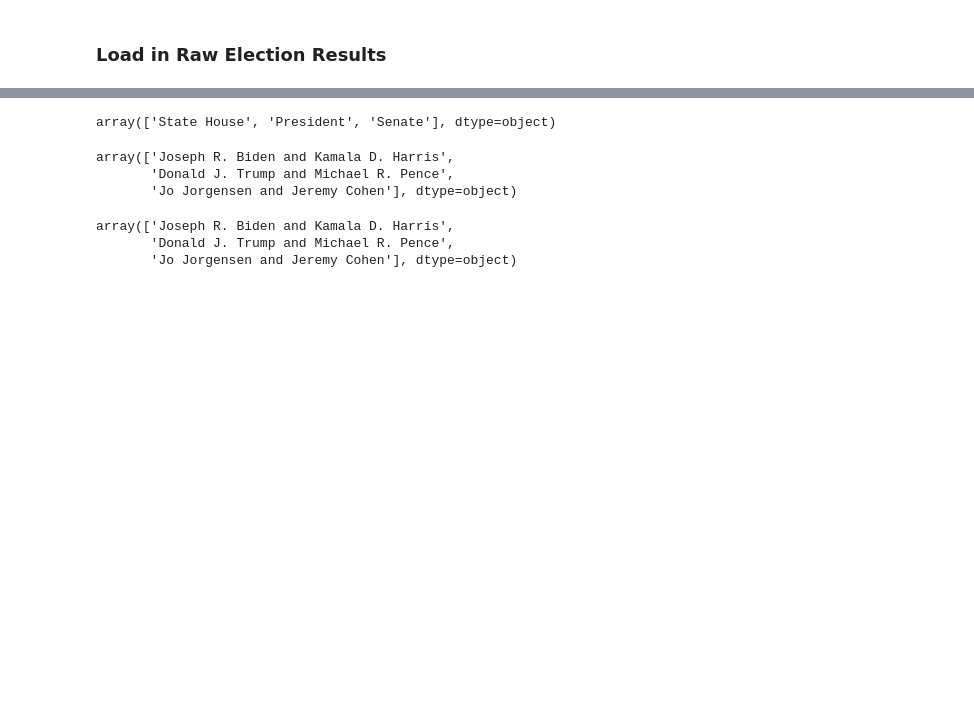
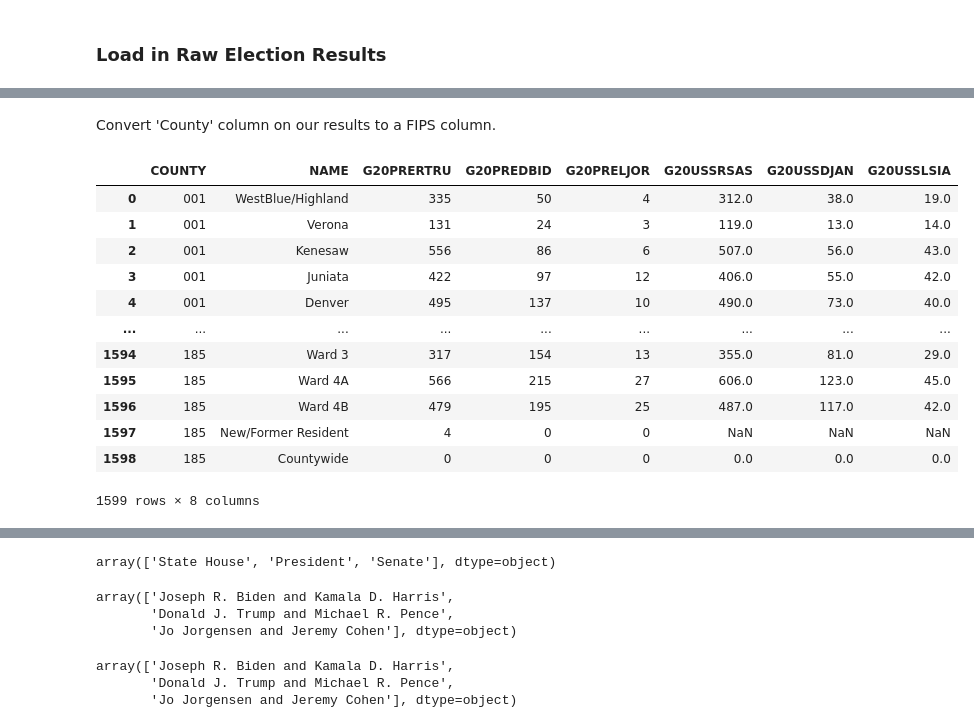
Before and after one commit to nonpartisan-redistricting-datahub/pdv-ne, a Jupyter notebook: vest-ne-2020/vest-ne-2020-validation.ipynb, the cells around one changed output, grey strips where cells are left out. Drawn from its saved outputs; the diff is of its cells as text; code cells hidden in the pictures; blank space fills up the shorter version.

```diff
--- a/vest-ne-2020/vest-ne-2020-validation.ipynb
+++ b/vest-ne-2020/vest-ne-2020-validation.ipynb
@@ -168,4 +145,4 @@ all_results_df.to_csv('../raw-data/2020/statewide-results-by-precinct.csv')
 # %% [markdown]
 ### Load in Raw Election Results
 # %%
-er_2020_df = pd.read_csv('../raw-data/2020/20201103__ne__general__precinct.csv')
+er_2020_df = pd.read_csv('../raw-data/2020/statewide-results-by-precinct.csv')
@@ -187,0 +184,27 @@ er
+# %% [markdown]
+Convert 'County' column on our results to a FIPS column.
+# %%
+fips_df = pd.read_csv('../raw-data/US_FIPS_CODES.csv')
+ne_fips_df = fips_df.loc[fips_df['FIPS State'] == 31]
+fl = ne_fips_df[['FIPS County', 'County Name']].to_dict('list')
+fips_dict = dict(zip(fl['County Name'], fl['FIPS County']))
+er_2020_df['FIPS'] = er_2020_df['County'].apply(lambda e: str(fips_dict[e]).zfill(3))
+er_2020_df = er_2020_df[['FIPS', 'Precinct', 'G20PREDBID', 'G20PRERTRU', 'G20PRELJOR', 'G20USSDJAN', 'G20USSRSAS', 'G20USSLSIA']]
+er_2020_df = er_2020_df.rename(columns={'FIPS':'COUNTY', 'Precinct': 'NAME'})
+ne_2020_df = er_2020_df[['COUNTY', 'NAME', 'G20PRERTRU', 'G20PREDBID', 'G20PRELJOR', 'G20USSRSAS', 'G20USSDJAN', 'G20USSLSIA']]
+# %%
+ne_2020_df
+# %% [output]
+|  | COUNTY | NAME | G20PRERTRU | G20PREDBID | G20PRELJOR | G20USSRSAS | G20USSDJAN | G20USSLSIA |
+| 0 | 001 | WestBlue/Highland | 335 | 50 | 4 | 312.0 | 38.0 | 19.0 |
+| 1 | 001 | Verona | 131 | 24 | 3 | 119.0 | 13.0 | 14.0 |
+| 2 | 001 | Kenesaw | 556 | 86 | 6 | 507.0 | 56.0 | 43.0 |
+| 3 | 001 | Juniata | 422 | 97 | 12 | 406.0 | 55.0 | 42.0 |
+| 4 | 001 | Denver | 495 | 137 | 10 | 490.0 | 73.0 | 40.0 |
+| ... | ... | ... | ... | ... | ... | ... | ... | ... |
+| 1594 | 185 | Ward 3 | 317 | 154 | 13 | 355.0 | 81.0 | 29.0 |
+| 1595 | 185 | Ward 4A | 566 | 215 | 27 | 606.0 | 123.0 | 45.0 |
+| 1596 | 185 | Ward 4B | 479 | 195 | 25 | 487.0 | 117.0 | 42.0 |
+| 1597 | 185 | New/Former Resident | 4 | 0 | 0 | NaN | NaN | NaN |
+| 1598 | 185 | Countywide | 0 | 0 | 0 | 0.0 | 0.0 | 0.0 |
+1599 rows × 8 columns
```
Also changed, not shown: parts of 29 cells of this notebook, 2 other files.
